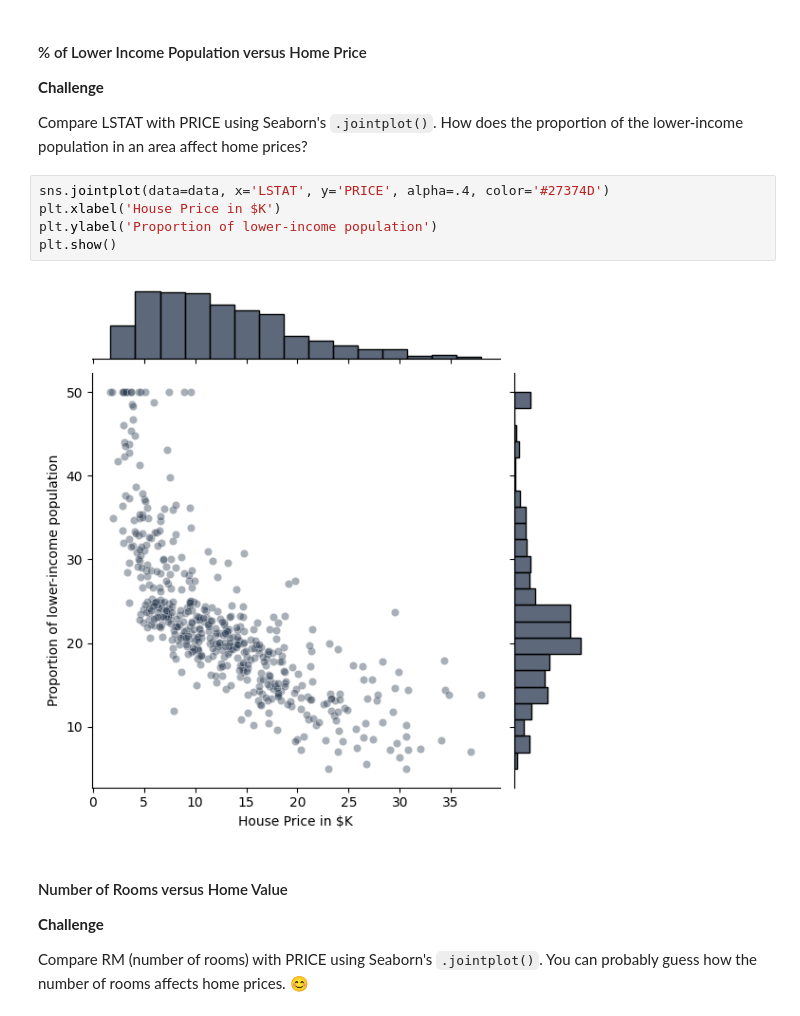
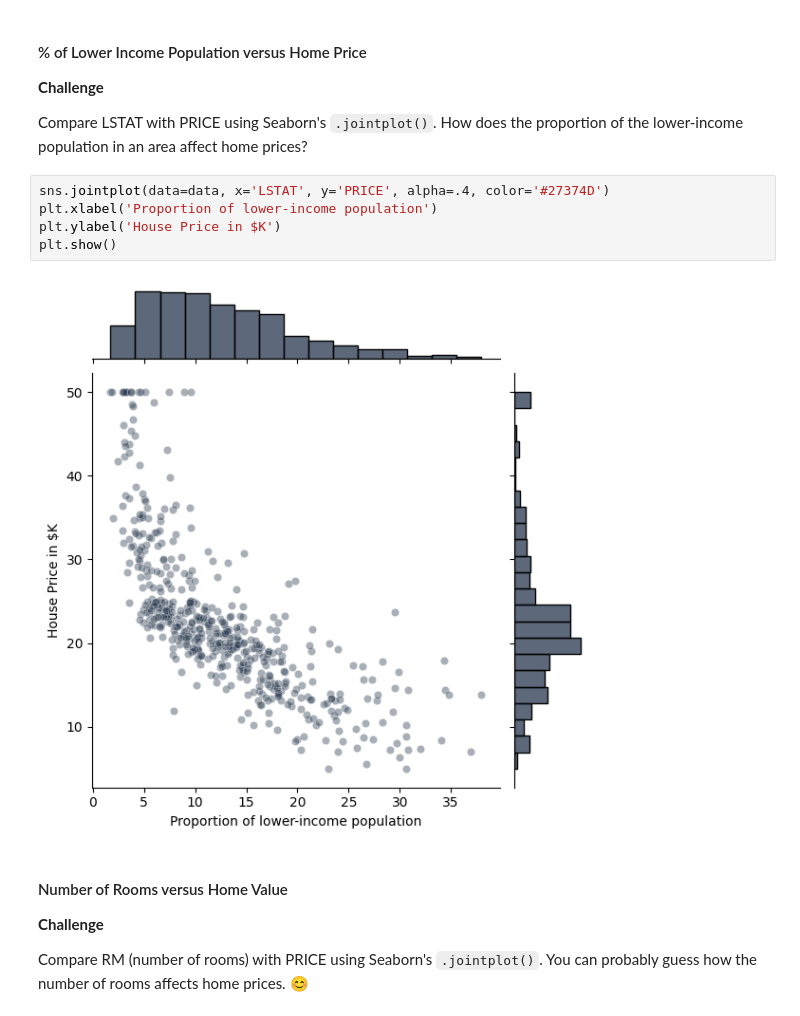
Before and after one commit to Xor01/Houses-Valuation-model, a Jupyter notebook: Multivariable_Regression_and_Valuation_Model.ipynb, the cells around one changed output. Saved outputs shown, nothing was run; the diff lists cells and outputs as text.

```diff
--- a/Multivariable_Regression_and_Valuation_Model.ipynb
+++ b/Multivariable_Regression_and_Valuation_Model.ipynb
@@ -290,11 +290,11 @@ plt.show()
 Compare LSTAT with PRICE using Seaborn's `.jointplot()`. How does the proportion of the lower-income population in an area affect home prices?
 # %%
 sns.jointplot(data=data, x='LSTAT', y='PRICE', alpha=.4, color='#27374D')
-plt.xlabel('House Price in $K')
-plt.ylabel('Proportion of lower-income population')
+plt.xlabel('Proportion of lower-income population')
+plt.ylabel('House Price in $K')
 plt.show()
 # %% [output]
-[figure, old version]
+[figure, new version]
 # %% [markdown]
 #### Number of Rooms versus Home Value
 
```
